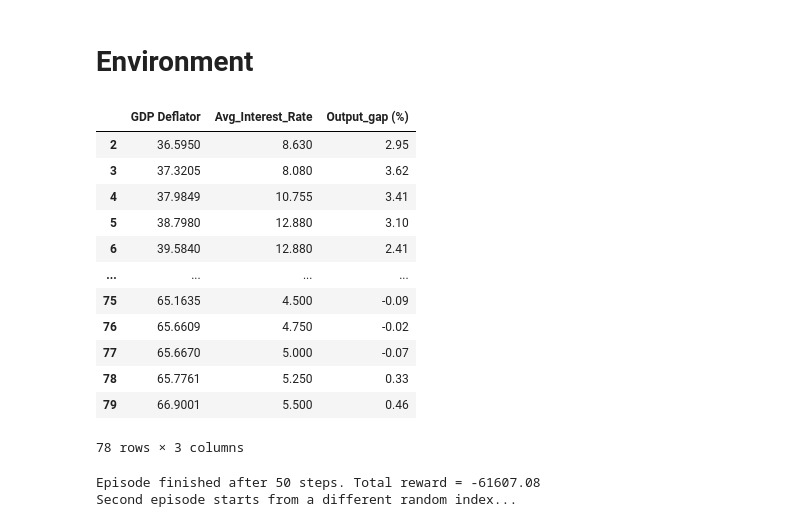
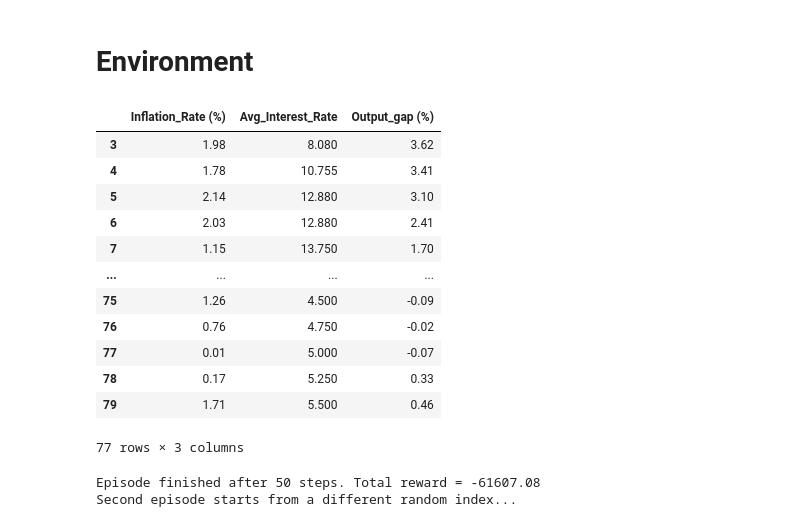
Before and after one commit to Sebastian-Ballesteros/ST449_Project, a Jupyter notebook: main_v2.ipynb, the cells around one changed output. Cells and saved outputs as stored; diff of their text form; code cells hidden in the pictures.

```diff
--- a/main_v2.ipynb
+++ b/main_v2.ipynb
@@ -162,15 +162,24 @@ Relevant comments:
 import pandas as pd
 
 # GitHub raw URL for inflation
-url = "https://raw.githubusercontent.com/guri99uy/ST449_Project/c87d1b581f0af98f2a813a9c6134160303e74883/inf_Data.csv"
+url = "https://raw.githubusercontent.com/guri99uy/ST449_Project/a1a15126e784af7897ac4f44fbead11867582aa5/inf_Data.csv"
 inflation = pd.read_csv(url)
 
 # Rename columns
 inf_data = inflation.rename(columns={"Implied GDP deflator at market prices: SA Index": "GDP Deflator"})
 inf_data.rename(columns={"Title": "Quarter"}, inplace=True)
 
-# Change Quarter
+# Change Quarter format
 inf_data["Quarter"] = inf_data["Quarter"].str.replace(r"(\d{4})\sQ(\d)", r"\1Q\2", regex=True)
 
+# Compute the inflation rate as the percentage change in the GDP Deflator
+inf_data['Inflation_Rate (%)'] = inf_data['GDP Deflator'].pct_change() * 100
+
+# Round the inflation rate to two decimal places
+inf_data['Inflation_Rate (%)'] = inf_data['Inflation_Rate (%)'].round(2)
+
+# Remove the first row with Quarter value '1987Q2'
+inf_data = inf_data[inf_data['Quarter'] != '1987Q2'].reset_index(drop=True)
+
 print(inf_data.head())
 # %% [output]
@@ -228,8 +237,8 @@ print(merged_df.tail())
 # Define Variables
 merged_df['Lag_y1'] = merged_df['Output_gap (%)'].shift(1)
 merged_df['Lag_y2'] = merged_df['Output_gap (%)'].shift(2)
-merged_df['Lag_pi1'] = merged_df['GDP Deflator'].shift(1)
-merged_df['Lag_pi2'] = merged_df['GDP Deflator'].shift(2)
+merged_df['Lag_pi1'] = merged_df['Inflation_Rate (%)'].shift(1)
+merged_df['Lag_pi2'] = merged_df['Inflation_Rate (%)'].shift(2)
 merged_df['Lag_i1'] = merged_df['Avg_Interest_Rate'].shift(1)
 merged_df['Lag_i2'] = merged_df['Avg_Interest_Rate'].shift(2)
 
@@ -794,22 +787,22 @@ Pi actual values:     [54.6759 36.595  55.0683 46.2001 44.9143]
 # %% [markdown]
 # Environment
 # %%
-Env_df = merged_df[['GDP Deflator','Avg_Interest_Rate','Output_gap (%)']]
+Env_df = merged_df[['Inflation_Rate (%)','Avg_Interest_Rate','Output_gap (%)']]
 Env_df
 # %% [output]
-|  | GDP Deflator | Avg_Interest_Rate | Output_gap (%) |
-| 2 | 36.5950 | 8.630 | 2.95 |
-| 3 | 37.3205 | 8.080 | 3.62 |
-| 4 | 37.9849 | 10.755 | 3.41 |
-| 5 | 38.7980 | 12.880 | 3.10 |
-| 6 | 39.5840 | 12.880 | 2.41 |
+|  | Inflation_Rate (%) | Avg_Interest_Rate | Output_gap (%) |
+| 3 | 1.98 | 8.080 | 3.62 |
+| 4 | 1.78 | 10.755 | 3.41 |
+| 5 | 2.14 | 12.880 | 3.10 |
+| 6 | 2.03 | 12.880 | 2.41 |
+| 7 | 1.15 | 13.750 | 1.70 |
 | ... | ... | ... | ... |
-| 75 | 65.1635 | 4.500 | -0.09 |
-| 76 | 65.6609 | 4.750 | -0.02 |
-| 77 | 65.6670 | 5.000 | -0.07 |
-| 78 | 65.7761 | 5.250 | 0.33 |
-| 79 | 66.9001 | 5.500 | 0.46 |
+| 75 | 1.26 | 4.500 | -0.09 |
+| 76 | 0.76 | 4.750 | -0.02 |
+| 77 | 0.01 | 5.000 | -0.07 |
+| 78 | 0.17 | 5.250 | 0.33 |
+| 79 | 1.71 | 5.500 | 0.46 |
-78 rows × 3 columns
+77 rows × 3 columns
 # %%
 import gymnasium as gym
 import numpy as np
```
Also changed, not shown: parts of 7 cells of this notebook.
